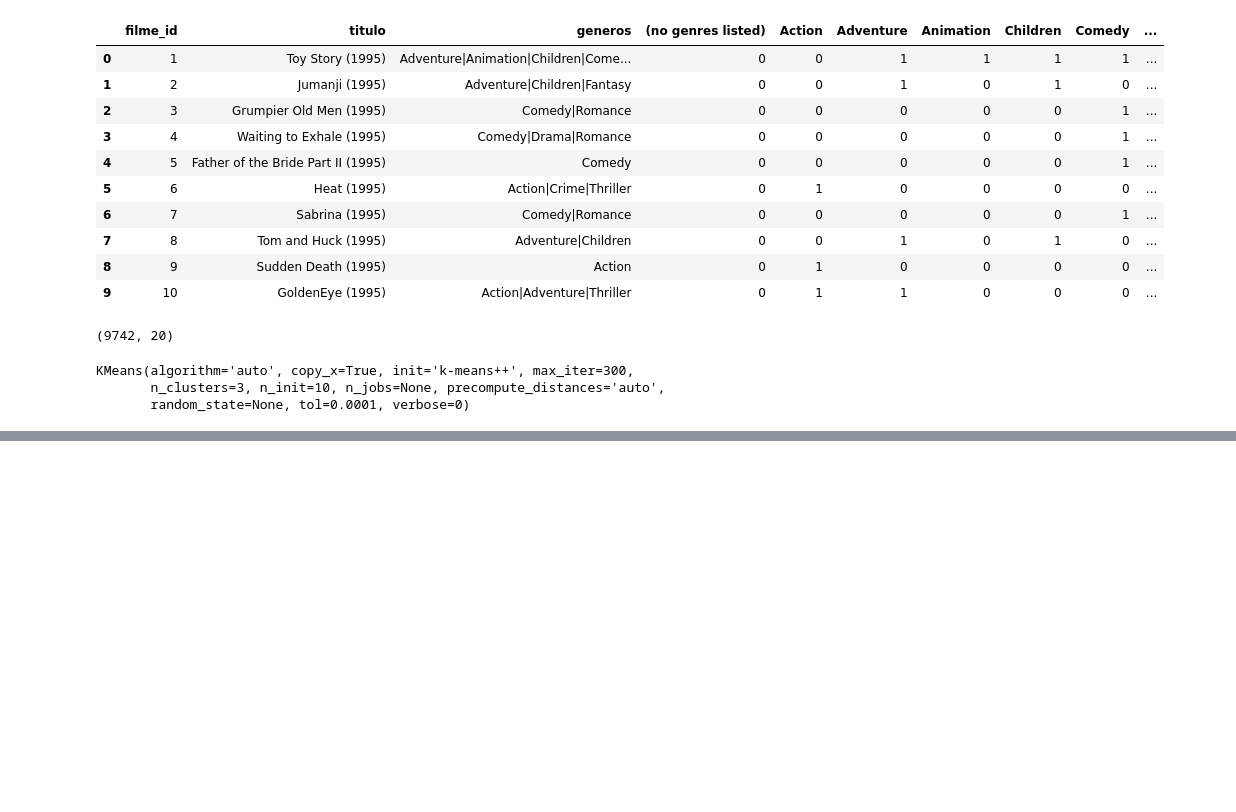
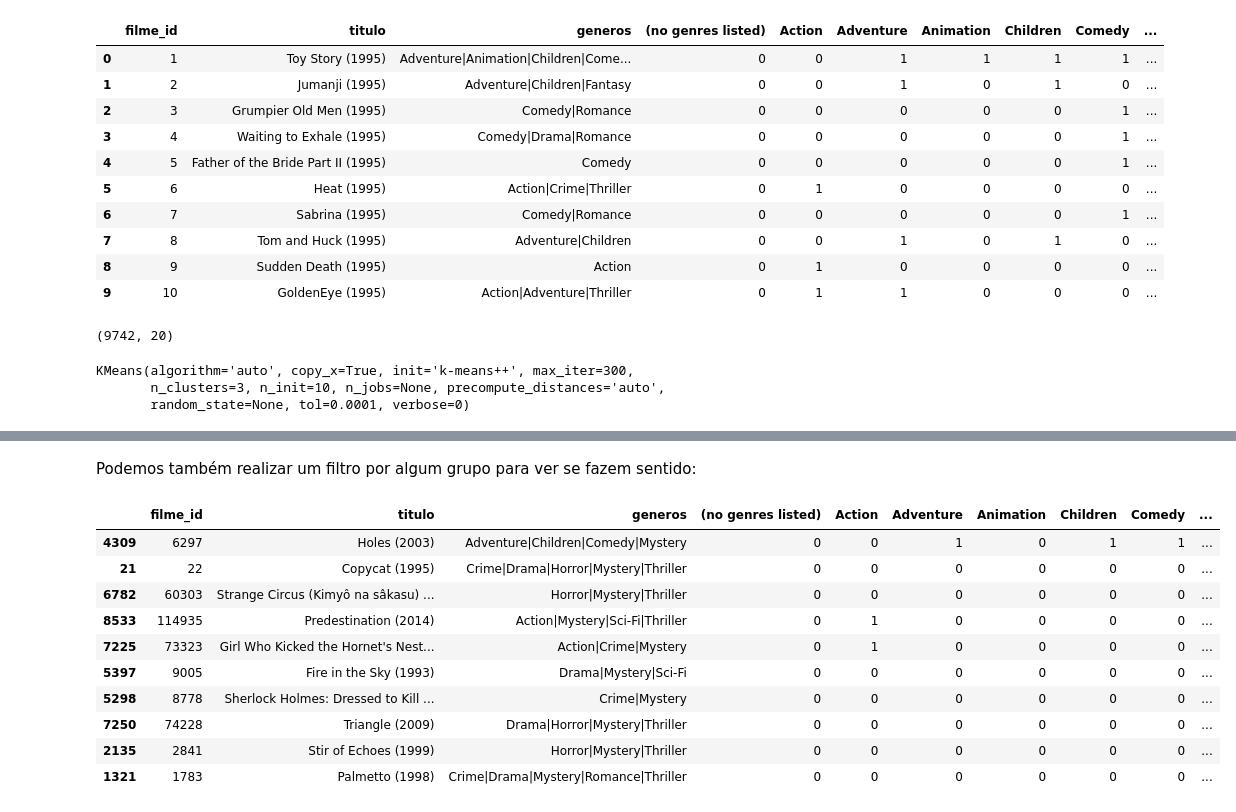
Before and after one commit to marcioshochi/data-scientist-trainning, a Jupyter notebook: treinamentoMachineLearning_exercicio01.ipynb, the cells around one changed output, grey strips where cells are left out. Drawn from its saved outputs; the diff is of its cells as text; code cells hidden in the pictures; blank space fills up the shorter version.

```diff
--- a/treinamentoMachineLearning_exercicio01.ipynb
+++ b/treinamentoMachineLearning_exercicio01.ipynb
@@ -131,0 +188,6 @@ sns.scatterplot(x = visualizacao[:, 0],
+# %%
+modelo = KMeans(n_clusters= 17)
+modelo.fit(generos_escalados)
+
+grupos = pd.DataFrame(modelo.cluster_centers_, columns=generos.columns)
+grupos.transpose().plot.bar(subplots=True, figsize=(25, 50), sharex=False, rot=0)
@@ -131,0 +214,18 @@ sns.scatterplot(x = visualizacao[:, 0],
+# %% [markdown]
+Podemos também realizar um filtro por algum grupo para ver se fazem sentido:
+# %%
+grupo = 16
+filtro = modelo.labels_ == grupo
+dados_dos_filmes[filtro].sample(10)
+# %% [output]
+|  | filme_id | titulo | generos | (no genres listed) | Action | Adventure | Animation | Children | Comedy | ... |
+| 4309 | 6297 | Holes (2003) | Adventure|Children|Comedy|Mystery | 0 | 0 | 1 | 0 | 1 | 1 | ... |
+| 21 | 22 | Copycat (1995) | Crime|Drama|Horror|Mystery|Thriller | 0 | 0 | 0 | 0 | 0 | 0 | ... |
+| 6782 | 60303 | Strange Circus (Kimyô na sâkasu) ... | Horror|Mystery|Thriller | 0 | 0 | 0 | 0 | 0 | 0 | ... |
+| 8533 | 114935 | Predestination (2014) | Action|Mystery|Sci-Fi|Thriller | 0 | 1 | 0 | 0 | 0 | 0 | ... |
+| 7225 | 73323 | Girl Who Kicked the Hornet's Nest... | Action|Crime|Mystery | 0 | 1 | 0 | 0 | 0 | 0 | ... |
+| 5397 | 9005 | Fire in the Sky (1993) | Drama|Mystery|Sci-Fi | 0 | 0 | 0 | 0 | 0 | 0 | ... |
+| 5298 | 8778 | Sherlock Holmes: Dressed to Kill ... | Crime|Mystery | 0 | 0 | 0 | 0 | 0 | 0 | ... |
+| 7250 | 74228 | Triangle (2009) | Drama|Horror|Mystery|Thriller | 0 | 0 | 0 | 0 | 0 | 0 | ... |
+| 2135 | 2841 | Stir of Echoes (1999) | Horror|Mystery|Thriller | 0 | 0 | 0 | 0 | 0 | 0 | ... |
+| 1321 | 1783 | Palmetto (1998) | Crime|Drama|Mystery|Romance|Thriller | 0 | 0 | 0 | 0 | 0 | 0 | ... |
```
Also changed, not shown: parts of 19 cells of this notebook.
